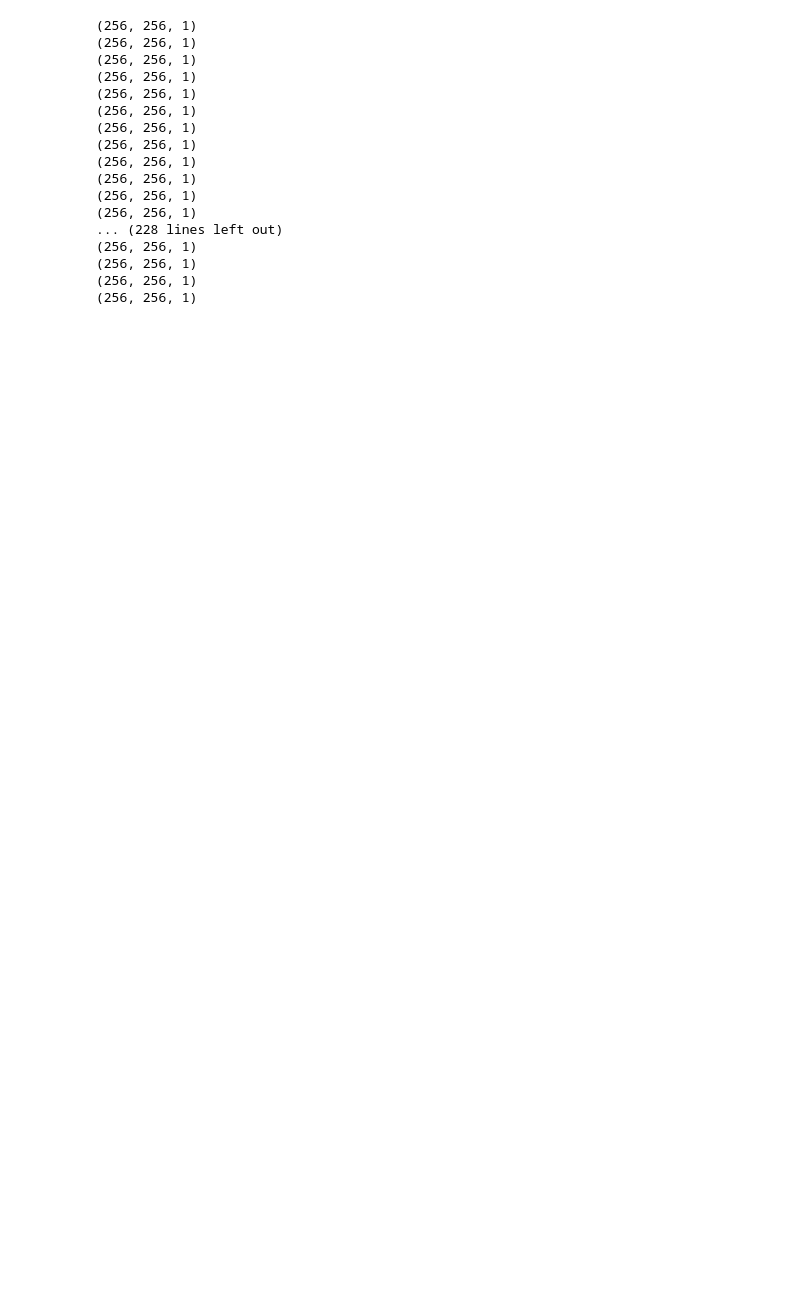
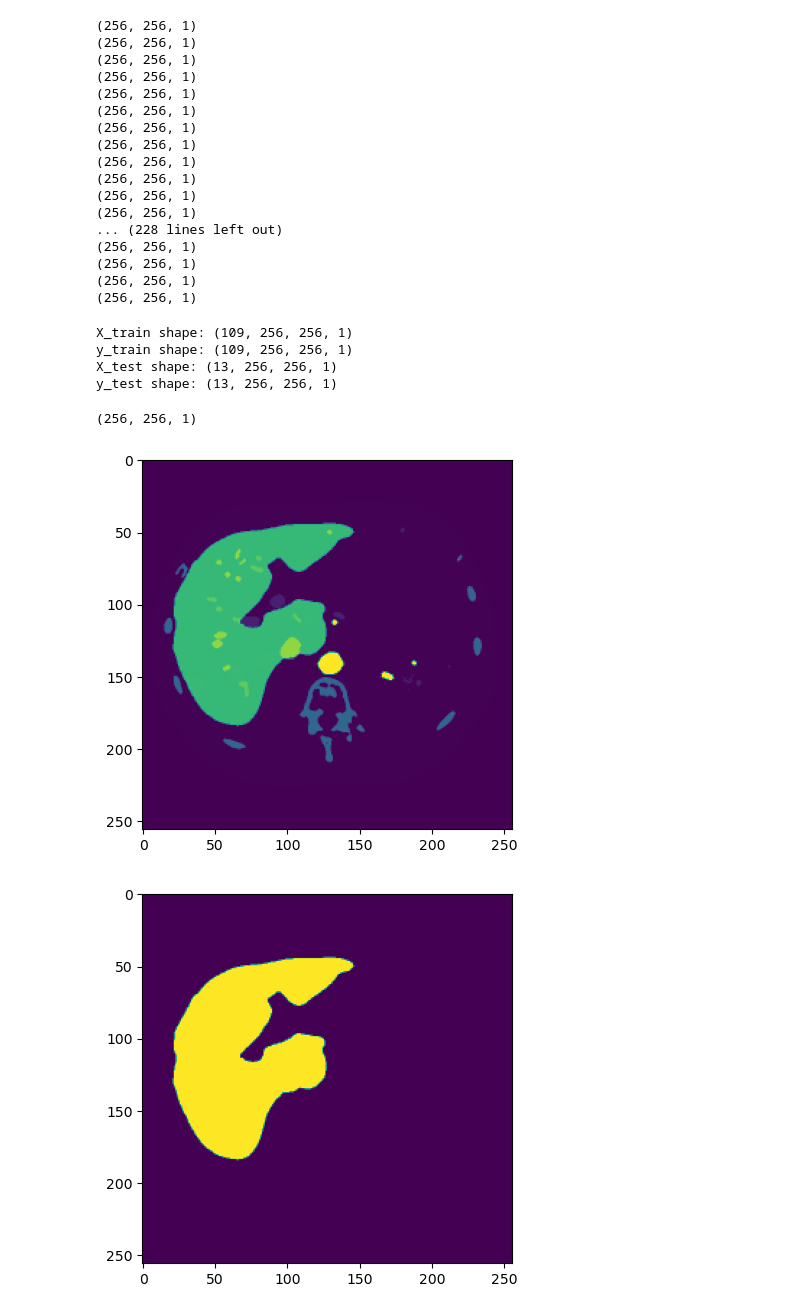
Before and after one commit to Brodzio605/Liver-segmentation, a Jupyter notebook: Aom.ipynb, the cells around one changed output. Saved outputs shown, nothing was run; the diff lists cells and outputs as text; code cells hidden in the pictures; blank space fills up the shorter version.

```diff
--- a/Aom.ipynb
+++ b/Aom.ipynb
@@ -75,3 +77,23 @@ masks = np.array(masks)
 (256, 256, 1)
 # %%
 X_train, X_test, y_train, y_test = train_test_split(images, masks, test_size=0.1)
+# %%
+print('X_train shape:',X_train.shape)
+print('y_train shape:',y_train.shape)
+print('X_test shape:',X_test.shape)
+print('y_test shape:',y_test.shape)
+# %% [output]
+X_train shape: (109, 256, 256, 1)
+y_train shape: (109, 256, 256, 1)
+X_test shape: (13, 256, 256, 1)
+y_test shape: (13, 256, 256, 1)
+# %%
+print(X_train[0].shape)
+plt.imshow(X_test[5])
+plt.show()
+plt.imshow(y_test[5])
+plt.show()
+# %% [output]
+(256, 256, 1)
+[figure, added]
+[figure, added]
```
Also changed, not shown: parts of 7 cells of this notebook.
